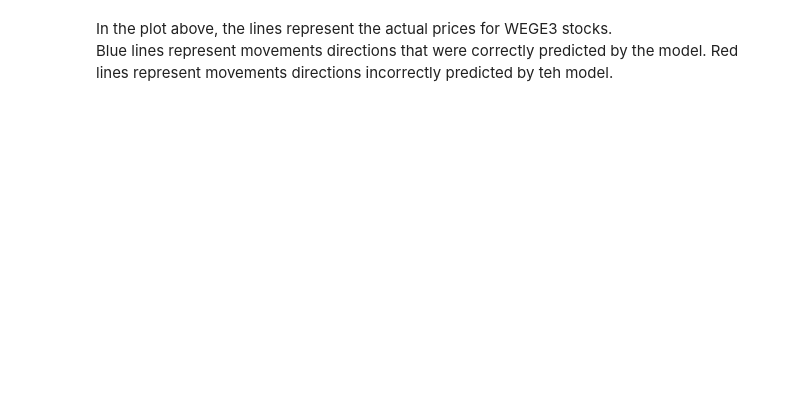
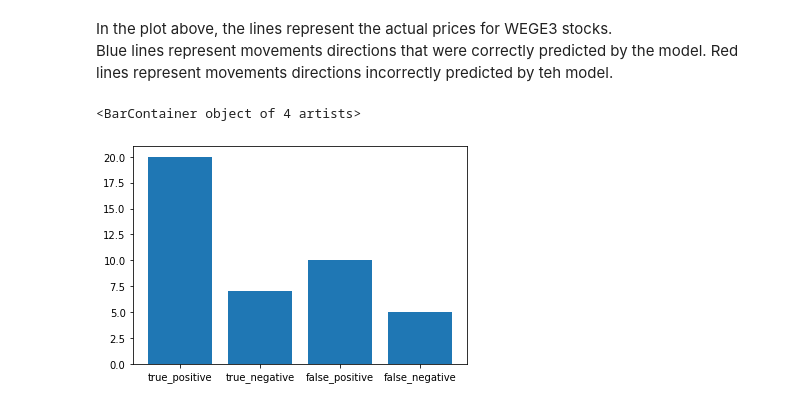
Before and after one commit to brunokiyoshi/Nanodegree-MLE-capstone-project, a Jupyter notebook: capstone_project.ipynb, the cells around one changed output. Cells and saved outputs as stored; diff of their text form; code cells hidden in the pictures; blank space fills up the shorter version.

```diff
--- a/Capstone project.ipynb
+++ b/capstone_project.ipynb
@@ -734,3 +756,20 @@ Text(0, 0.5, 'Asset close price at D+1')
 In the plot above, the lines represent the actual prices for WEGE3 stocks.<br>
 Blue lines represent movements directions that were correctly predicted by the model.
 Red lines represent movements directions incorrectly predicted by teh model.
+# %%
+true_positive, true_negative, false_positive, false_negative = 0, 0, 0, 0
+for i in range(len(predictions_bn_)):
+    pred = predictions_bn_[i]
+    truth = test_y_bn[i]
+    if truth == 1 and pred == 1:
+        true_positive += 1
+    elif truth == 1 and pred == 0:
+        false_negative += 1
+    elif truth == 0 and pred == 0:
+        true_negative += 1
+    elif truth == 0 and pred == 1:
+        false_positive += 1
+plt.bar(["true_positive", "true_negative", "false_positive", "false_negative"], [true_positive, true_negative, false_positive, false_negative])
+# %% [output]
+<BarContainer object of 4 artists>
+[figure, added]
```
Also changed, not shown: parts of 27 cells of this notebook, 3 other files.
